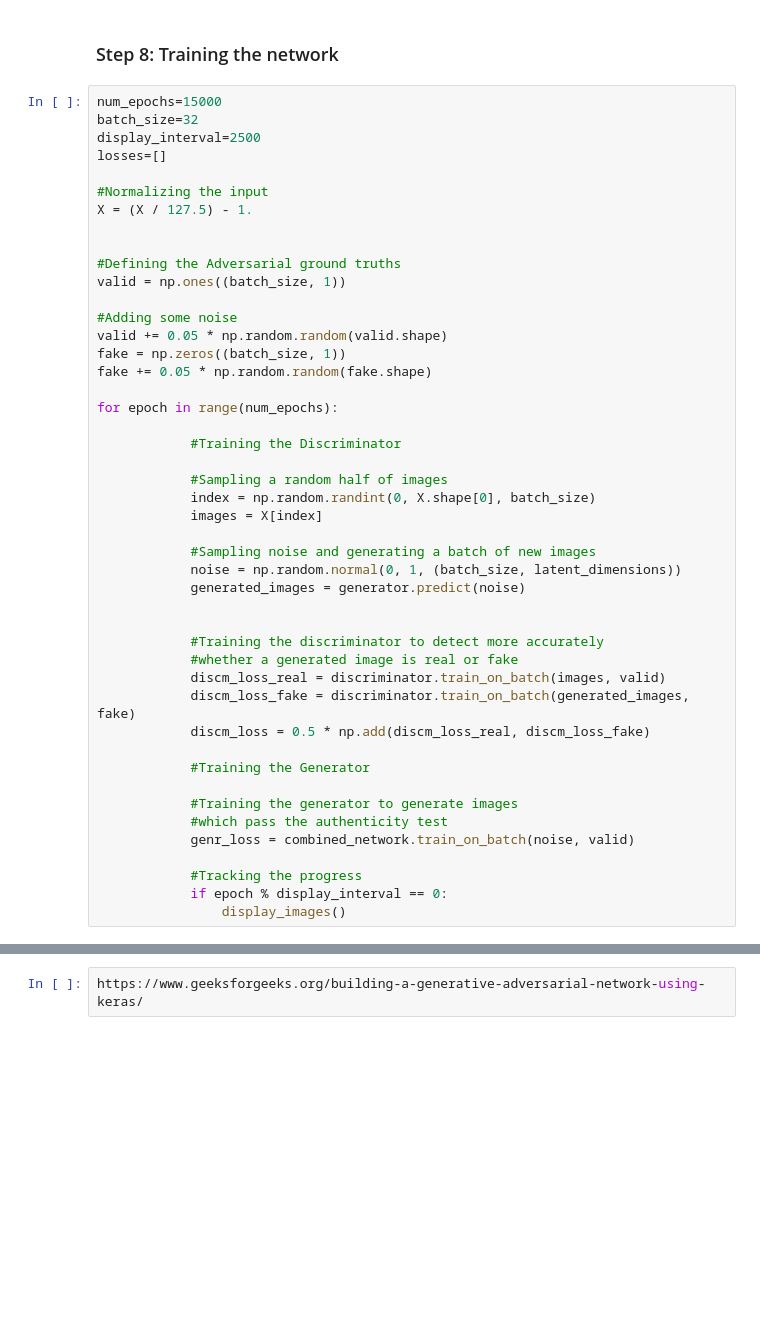
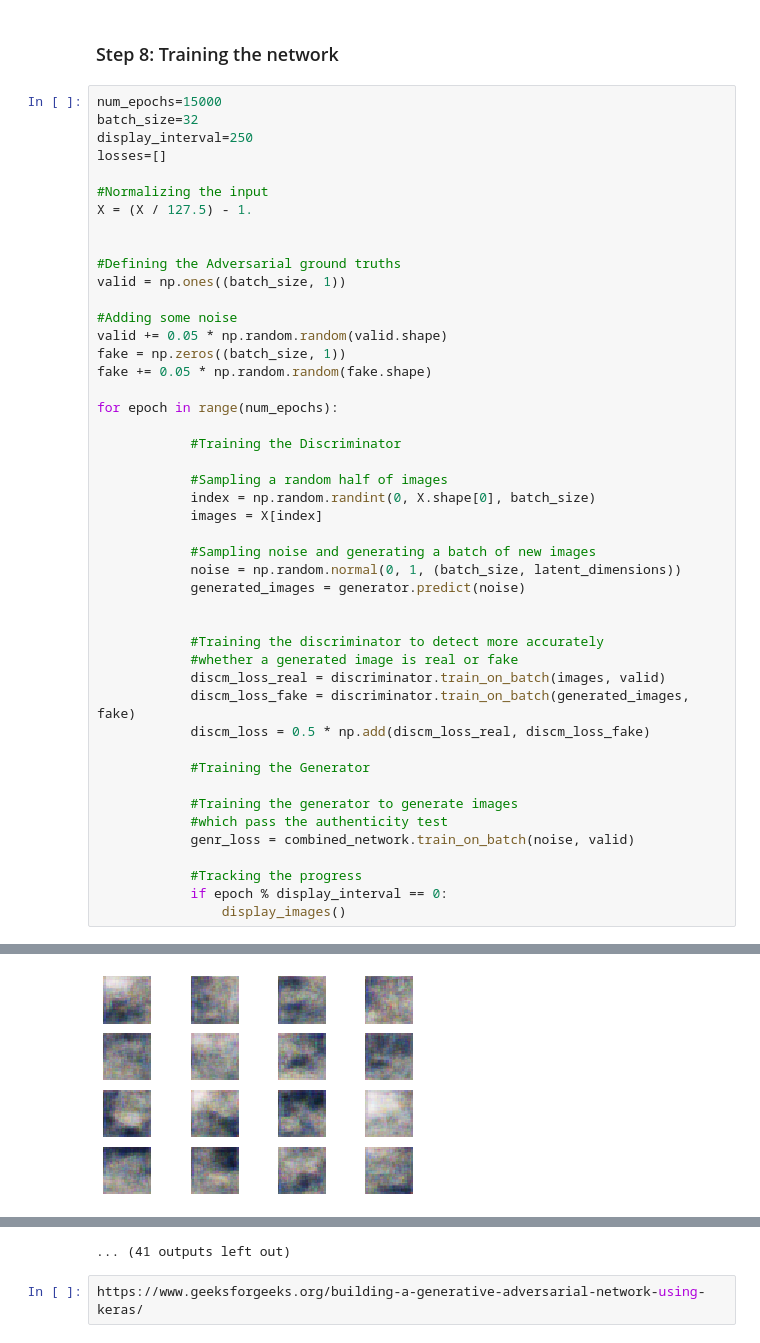
Before and after one commit to TOMMYWHY/158_736MachineLearning, a Jupyter notebook: day04/May2020/3-2 GAN_cifar10.ipynb, the cells around one changed output, grey strips where cells are left out. Cells and saved outputs as stored; diff of their text form; blank space fills up the shorter version.

```diff
--- a/day04/May2020/3-2 GAN_cifar10.ipynb
+++ b/day04/May2020/3-2 GAN_cifar10.ipynb
@@ -161,7 +163,7 @@ combined_network.compile(loss='binary_crossentropy',
 # %%
 num_epochs=15000
 batch_size=32
-display_interval=2500
+display_interval=250
 losses=[]
 
 #Normalizing the input
@@ -208 +213,2 @@ for epoch in range(num_epochs):
 [figure]
+[figure, added]
@@ -209,2 +224,3 @@ for epoch in range(num_epochs):
+... (41 outputs left out)
 # %%
 https://www.geeksforgeeks.org/building-a-generative-adversarial-network-using-keras/
```
Also changed, not shown: parts of 3 cells of this notebook, 6 other files.
